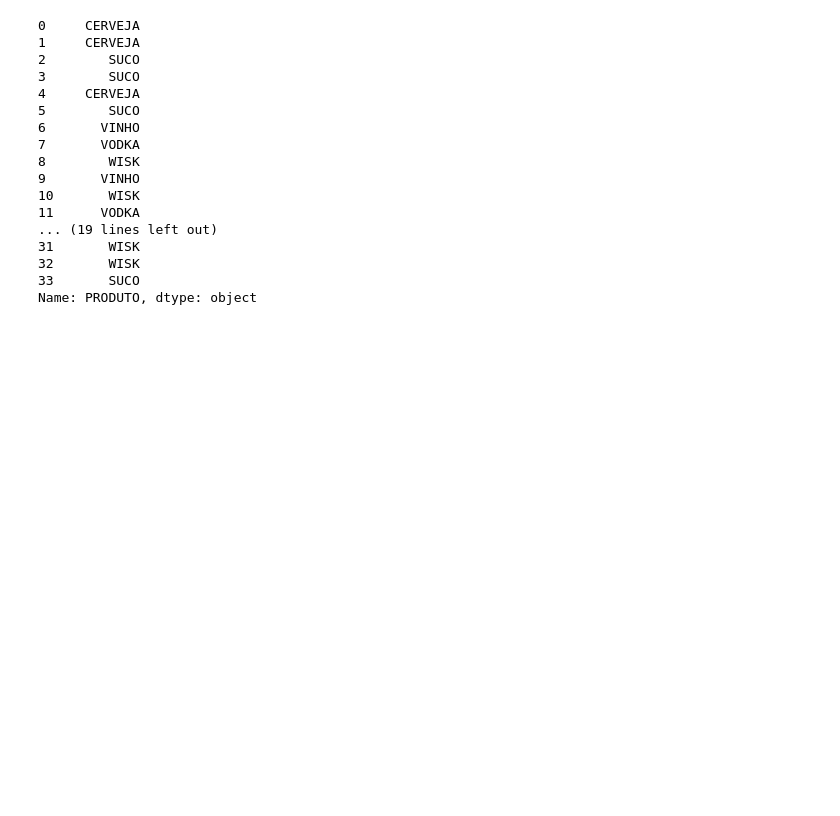
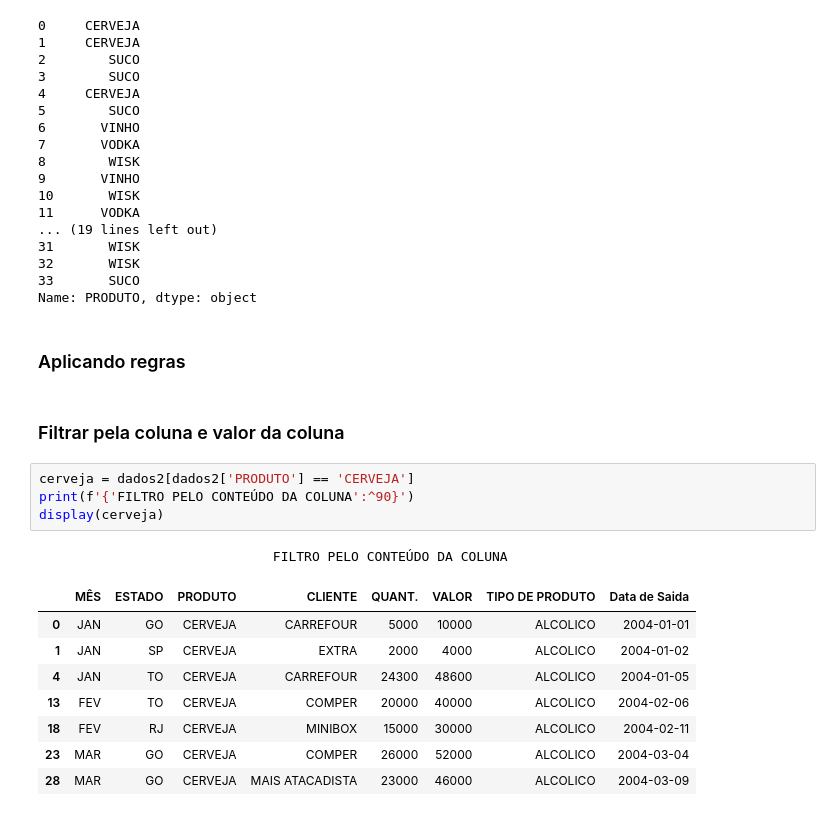
Before and after one commit to PadawanXXVI/python_senac, a Jupyter notebook: pandas/aula8nov/aula08.ipynb, the cells around one changed output. Drawn from its saved outputs; the diff is of its cells as text; blank space fills up the shorter version.

```diff
--- a/pandas/aula8nov/aula08.ipynb
+++ b/pandas/aula8nov/aula08.ipynb
@@ -148,3 +148,21 @@ display(produto)
 32       WISK
 33       SUCO
 Name: PRODUTO, dtype: object
+# %% [markdown]
+### Aplicando regras
+# %% [markdown]
+### Filtrar pela coluna e valor da coluna
+# %%
+cerveja = dados2[dados2['PRODUTO'] == 'CERVEJA']
+print(f'{'FILTRO PELO CONTEÚDO DA COLUNA':^90}')
+display(cerveja)
+# %% [output]
+                              FILTRO PELO CONTEÚDO DA COLUNA
+|  | MÊS | ESTADO | PRODUTO | CLIENTE | QUANT. | VALOR | TIPO DE PRODUTO | Data de Saida |
+| 0 | JAN | GO | CERVEJA | CARREFOUR | 5000 | 10000 | ALCOLICO | 2004-01-01 |
+| 1 | JAN | SP | CERVEJA | EXTRA | 2000 | 4000 | ALCOLICO | 2004-01-02 |
+| 4 | JAN | TO | CERVEJA | CARREFOUR | 24300 | 48600 | ALCOLICO | 2004-01-05 |
+| 13 | FEV | TO | CERVEJA | COMPER | 20000 | 40000 | ALCOLICO | 2004-02-06 |
+| 18 | FEV | RJ | CERVEJA | MINIBOX | 15000 | 30000 | ALCOLICO | 2004-02-11 |
+| 23 | MAR | GO | CERVEJA | COMPER | 26000 | 52000 | ALCOLICO | 2004-03-04 |
+| 28 | MAR | GO | CERVEJA | MAIS ATACADISTA | 23000 | 46000 | ALCOLICO | 2004-03-09 |
```
